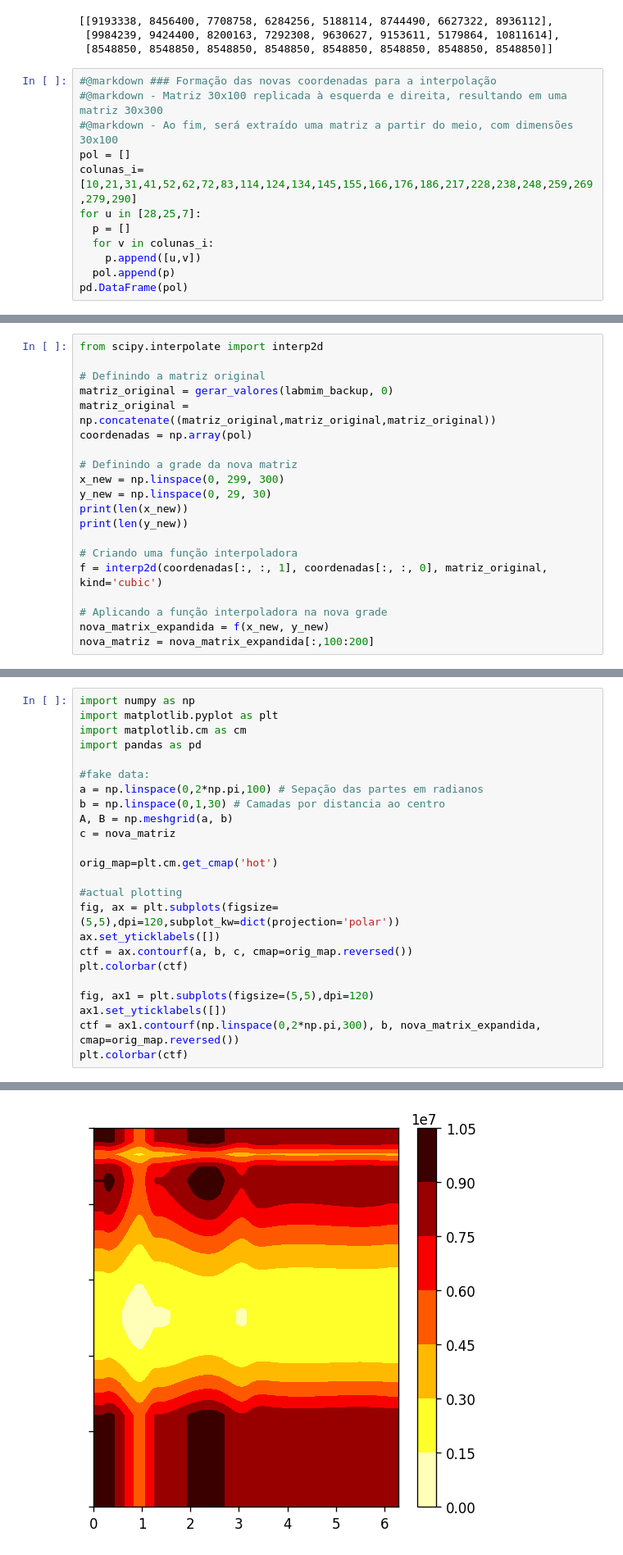
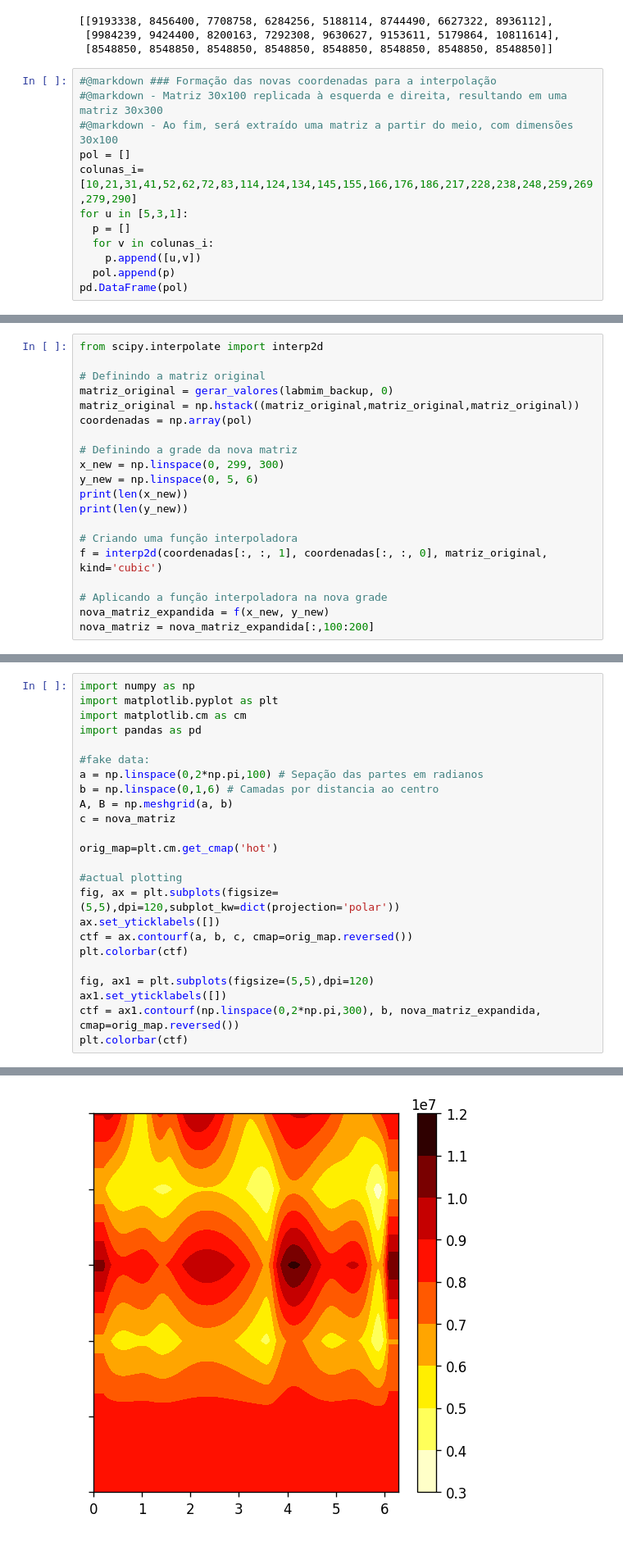
Before and after one commit to igordantasgf/analise_dados_microambientais, a Jupyter notebook: fly_eye_visualize.ipynb, the cells around one changed output, grey strips where cells are left out. Shown at 82% size. Drawn from its saved outputs; the diff is of its cells as text.

```diff
--- a/fly_eye_visualize.ipynb
+++ b/fly_eye_visualize.ipynb
@@ -59,7 +59,7 @@ gerar_valores(labmim_backup, 0)
 #@markdown - Ao fim, será extraído uma matriz a partir do meio, com dimensões 30x100
 pol = []
 colunas_i=[10,21,31,41,52,62,72,83,114,124,134,145,155,166,176,186,217,228,238,248,259,269,279,290]
-for u in [28,25,7]:
+for u in [5,3,1]:
   p = []
   for v in colunas_i:
     p.append([u,v])
@@ -76,12 +76,12 @@ from scipy.interpolate import interp2d
 
 # Definindo a matriz original
 matriz_original = gerar_valores(labmim_backup, 0)
-matriz_original = np.concatenate((matriz_original,matriz_original,matriz_original))
+matriz_original = np.hstack((matriz_original,matriz_original,matriz_original))
 coordenadas = np.array(pol)
 
 # Definindo a grade da nova matriz
 x_new = np.linspace(0, 299, 300)
-y_new = np.linspace(0, 29, 30)
+y_new = np.linspace(0, 5, 6)
 print(len(x_new))
 print(len(y_new))
 
@@ -89,7 +89,7 @@ print(len(y_new))
 f = interp2d(coordenadas[:, :, 1], coordenadas[:, :, 0], matriz_original, kind='cubic')
 
 # Aplicando a função interpoladora na nova grade
-nova_matrix_expandida = f(x_new, y_new)
-nova_matriz = nova_matrix_expandida[:,100:200]
+nova_matriz_expandida = f(x_new, y_new)
+nova_matriz = nova_matriz_expandida[:,100:200]
 # %% [output]
 300
@@ -119,7 +119,7 @@ import pandas as pd
 
 #fake data:
 a = np.linspace(0,2*np.pi,100) # Sepação das partes em radianos
-b = np.linspace(0,1,30) # Camadas por distancia ao centro
+b = np.linspace(0,1,6) # Camadas por distancia ao centro
 A, B = np.meshgrid(a, b)
 c = nova_matriz
 
@@ -133,7 +133,7 @@ plt.colorbar(ctf)
 
 fig, ax1 = plt.subplots(figsize=(5,5),dpi=120)
 ax1.set_yticklabels([])
-ctf = ax1.contourf(np.linspace(0,2*np.pi,300), b, nova_matrix_expandida, cmap=orig_map.reversed())
+ctf = ax1.contourf(np.linspace(0,2*np.pi,300), b, nova_matriz_expandida, cmap=orig_map.reversed())
 plt.colorbar(ctf)
 # %% [output]
 <matplotlib.colorbar.Colorbar at 0x...>
@@ -141 +141 @@ plt.colorbar(ctf)
-[figure, old version]
+[figure, new version]
```
Also changed, not shown: parts of 3 cells of this notebook.
